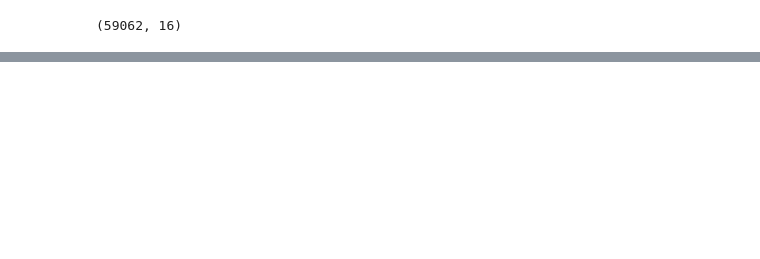
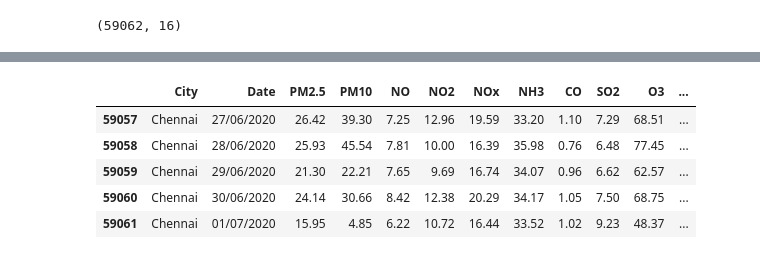
Before and after one commit to jamalamro25/CMP7005_PRAC1_Jamalamro, a Jupyter notebook: CMP7005_PRAC1.ipynb, the cells around one changed output, grey strips where cells are left out. Saved outputs shown, nothing was run; the diff lists cells and outputs as text; code cells hidden in the pictures; blank space fills up the shorter version.

```diff
--- a/CMP7005_PRAC1.ipynb
+++ b/CMP7005_PRAC1.ipynb
@@ -52,0 +80,9 @@ df1.shape
+# %%
+df.tail()
+# %% [output]
+|  | City | Date | PM2.5 | PM10 | NO | NO2 | NOx | NH3 | CO | SO2 | O3 | ... |
+| 59057 | Chennai | 27/06/2020 | 26.42 | 39.30 | 7.25 | 12.96 | 19.59 | 33.20 | 1.10 | 7.29 | 68.51 | ... |
+| 59058 | Chennai | 28/06/2020 | 25.93 | 45.54 | 7.81 | 10.00 | 16.39 | 35.98 | 0.76 | 6.48 | 77.45 | ... |
+| 59059 | Chennai | 29/06/2020 | 21.30 | 22.21 | 7.65 | 9.69 | 16.74 | 34.07 | 0.96 | 6.62 | 62.57 | ... |
+| 59060 | Chennai | 30/06/2020 | 24.14 | 30.66 | 8.42 | 12.38 | 20.29 | 34.17 | 1.05 | 7.50 | 68.75 | ... |
+| 59061 | Chennai | 01/07/2020 | 15.95 | 4.85 | 6.22 | 10.72 | 16.44 | 33.52 | 1.02 | 9.23 | 48.37 | ... |
```
Also changed, not shown: parts of 18 cells of this notebook.
